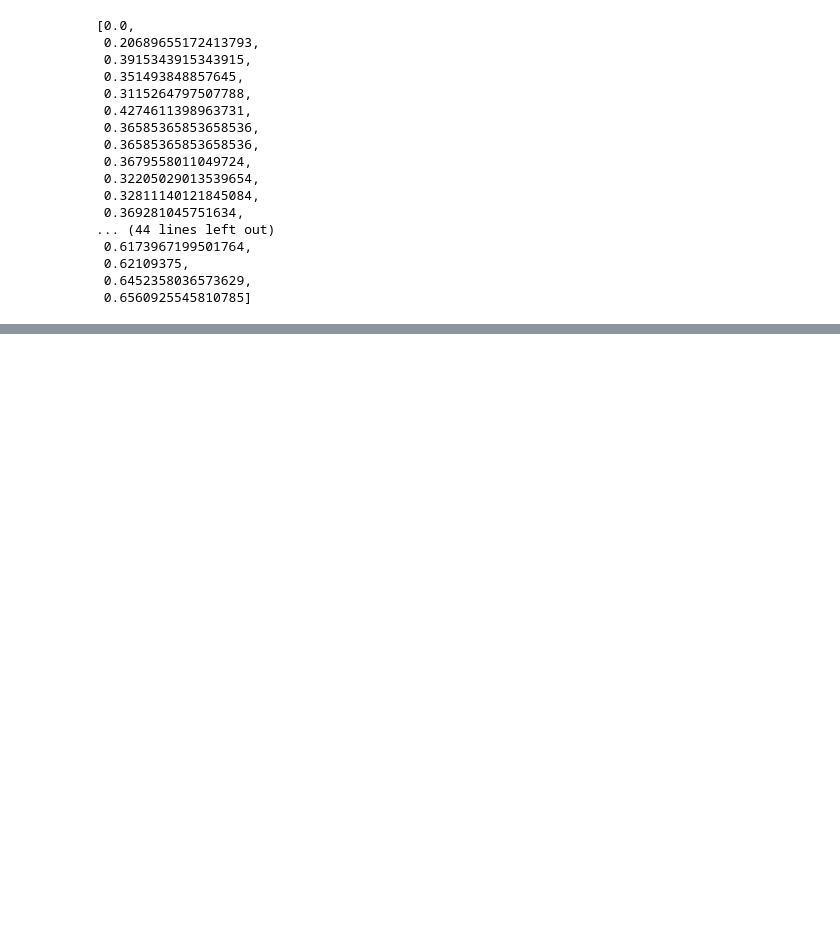
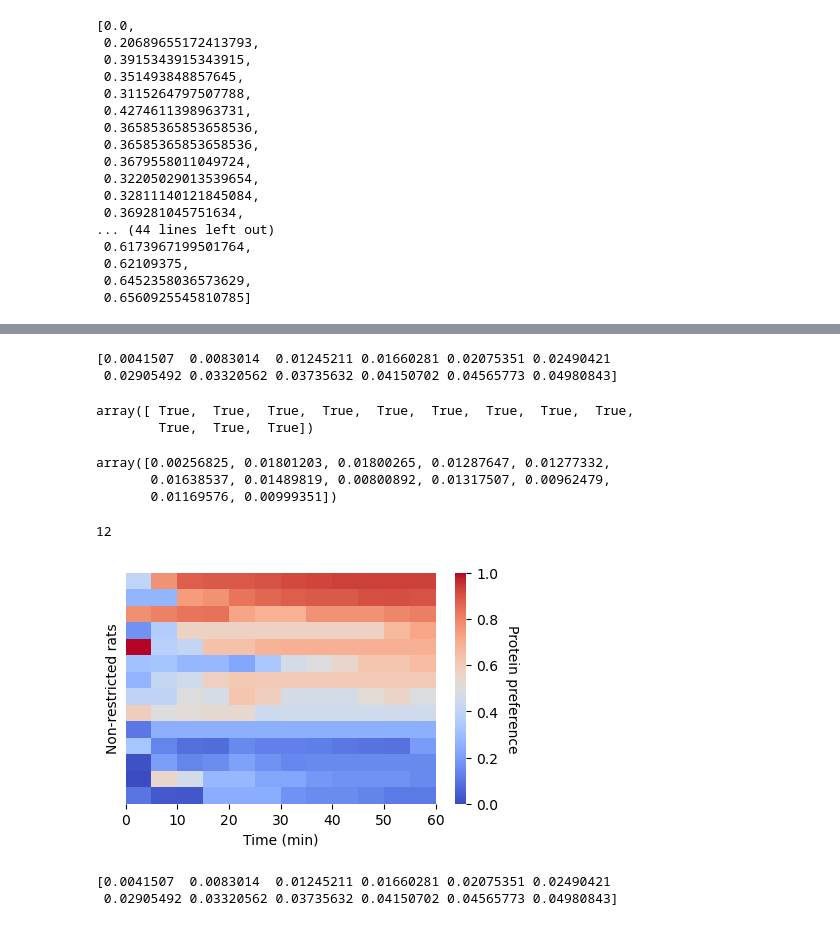
Before and after one commit to mccutcheonlab/immediate-protein-pref, a Jupyter notebook: scripts/heatmap.ipynb, the cells around one changed output, grey strips where cells are left out. Cells and saved outputs as stored; diff of their text form; code cells hidden in the pictures; blank space fills up the shorter version.

Commit message:
improved hetamap, added stats

```diff
--- a/scripts/heatmap.ipynb
+++ b/scripts/heatmap.ipynb
@@ -75,0 +127,79 @@ get_heatmap_data_from_row(df.iloc[0], bins=np.linspace(0,3600, 61))
+# %%
+def bky_correction(pvals, alpha=0.05):
+    """
+    Perform the Benjamini, Krieger, and Yekutieli (BKY) FDR correction.
+
+    Parameters:
+    pvals (list or np.array): Array of p-values.
+    alpha (float): Significance level.
+
+    Returns:
+    np.array: Array of boolean values indicating which hypotheses to reject.
+    """
+    pvals = np.array(pvals)
+    m = len(pvals)
+    sorted_indices = np.argsort(pvals)
+    sorted_pvals = pvals[sorted_indices]
+
+    # Calculate the critical values
+    critical_values = np.arange(1, m + 1) * alpha / (m * (1 + alpha / (m + 1)))
+
+    print(critical_values)
+
+    # Find the largest k such that p(k) <= critical_value(k)
+    reject = np.zeros(m, dtype=bool)
+    for k in range(m - 1, -1, -1):
+        if sorted_pvals[k] <= critical_values[k]:
+            reject[:k + 1] = True
+            break
+
+    # Reorder the reject array to match the original p-values order
+    reject = reject[np.argsort(sorted_indices)]
+    return reject
+
+reject = bky_correction(p, alpha=0.05)
+# %% [output]
+[0.0041507  0.0083014  0.01245211 0.01660281 0.02075351 0.02490421
+ 0.02905492 0.03320562 0.03735632 0.04150702 0.04565773 0.04980843]
+# %%
+reject
+# %% [output]
+array([ True,  True,  True,  True,  True,  True,  True,  True,  True,
+        True,  True,  True])
+# %%
+p
+# %% [output]
+array([0.00256825, 0.01801203, 0.01800265, 0.01287647, 0.01277332,
+       0.01638537, 0.01489819, 0.00800892, 0.01317507, 0.00962479,
+       0.01169576, 0.00999351])
+# %%
+PR_data_to_plot.shape[1]
+# %% [output]
+12
+# %%
+f, ax = plt.subplots(figsize=(5,3))
+sns.heatmap(NR_data_to_plot, ax=ax, cmap="coolwarm", vmin=0, vmax=1)
+ax.invert_yaxis()
+ax.set_yticks([])
+ax.set_ylabel("Non-restricted rats")
+
+# Rotate the colorbar label
+cbar = ax.collections[0].colorbar
+cbar.set_label('Protein preference', rotation=270, labelpad=15)
+
+ax.set_xticks(ticks,
+              labels=[0, 10, 20, 30, 40, 50, 60],
+              rotation=0)
+ax.set_xlabel("Time (min)")
+
+f.savefig(Path("..\\figures") / "NR_heatmap.png", dpi=300)
+# %% [output]
+[figure, added]
+# %%
+from scipy.stats import ttest_1samp
+t, p = ttest_1samp(NR_data_to_plot, 0.5, axis=0)
+
+reject = bky_correction(p, alpha=0.05)
+# %% [output]
+[0.0041507  0.0083014  0.01245211 0.01660281 0.02075351 0.02490421
+ 0.02905492 0.03320562 0.03735632 0.04150702 0.04565773 0.04980843]
```
Also changed, not shown: parts of 12 cells of this notebook, 2 other files.
